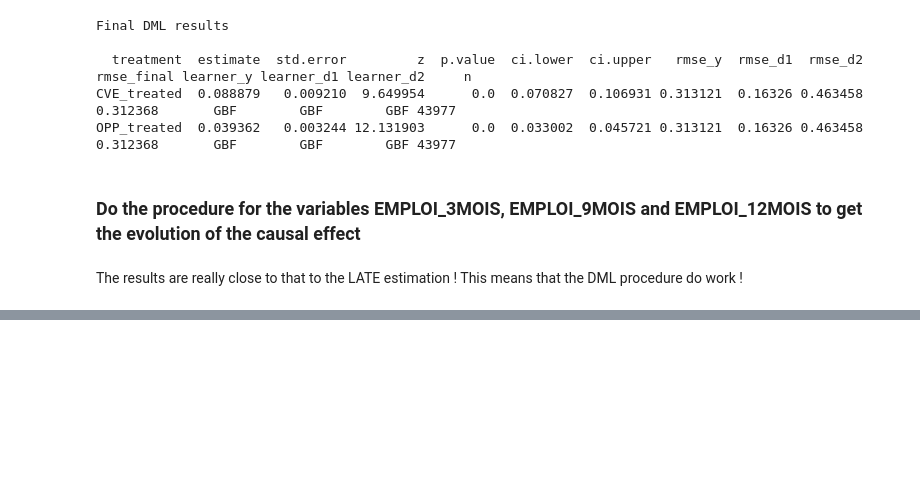
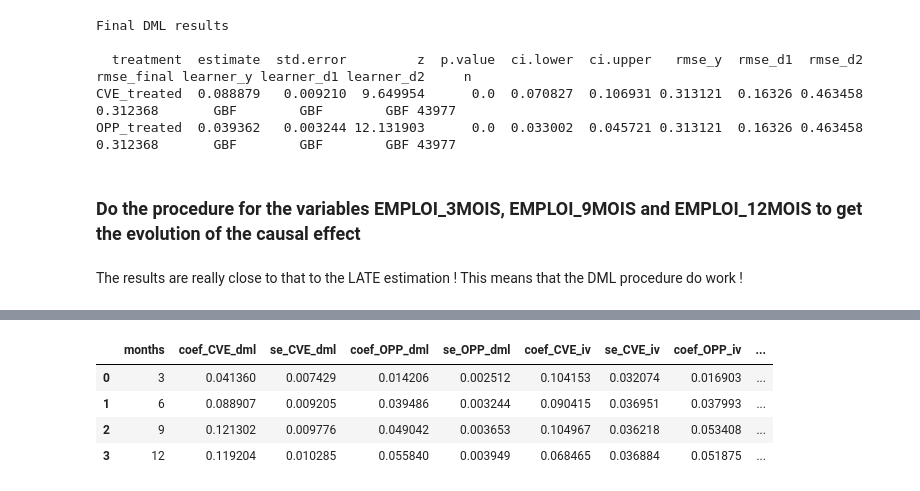
Before and after one commit to selaazdoudi/Private-vs-Public-Job-Search-Counseling, a Jupyter notebook: DML_LATE.ipynb, the cells around one changed output, grey strips where cells are left out. Cells and saved outputs as stored; diff of their text form; code cells hidden in the pictures; blank space fills up the shorter version.

```diff
--- a/DML_LATE.ipynb
+++ b/DML_LATE.ipynb
@@ -673,0 +844,14 @@ NameError: name 'results_EMPLOI_9MOIS' is not defined
+# %%
+dml_summary = summary_table.copy()
+
+dml_summary["months"] = dml_summary["horizon"].str.extract(r"(\d+)").astype(int)
+
+dml_summary = dml_summary.rename(columns={
+    "coef_CVE": "coef_CVE_dml",
+    "se_CVE": "se_CVE_dml",
+    "coef_OPP": "coef_OPP_dml",
+    "se_OPP": "se_OPP_dml"
+})
+
+dml_summary = dml_summary.sort_values("months")
+display(dml_summary)
@@ -673,0 +864,15 @@ NameError: name 'results_EMPLOI_9MOIS' is not defined
+# %%
+plot_df = pd.merge(
+    dml_summary[["months", "coef_CVE_dml", "se_CVE_dml", "coef_OPP_dml", "se_OPP_dml"]],
+    iv_summary[["months", "coef_CVE_iv", "se_CVE_iv", "coef_OPP_iv", "se_OPP_iv"]],
+    on="months",
+    how="inner"
+).sort_values("months")
+
+display(plot_df)
+# %% [output]
+|  | months | coef_CVE_dml | se_CVE_dml | coef_OPP_dml | se_OPP_dml | coef_CVE_iv | se_CVE_iv | coef_OPP_iv | ... |
+| 0 | 3 | 0.041360 | 0.007429 | 0.014206 | 0.002512 | 0.104153 | 0.032074 | 0.016903 | ... |
+| 1 | 6 | 0.088907 | 0.009205 | 0.039486 | 0.003244 | 0.090415 | 0.036951 | 0.037993 | ... |
+| 2 | 9 | 0.121302 | 0.009776 | 0.049042 | 0.003653 | 0.104967 | 0.036218 | 0.053408 | ... |
+| 3 | 12 | 0.119204 | 0.010285 | 0.055840 | 0.003949 | 0.068465 | 0.036884 | 0.051875 | ... |
```
Also changed, not shown: parts of 11 cells of this notebook, 1 other file.
